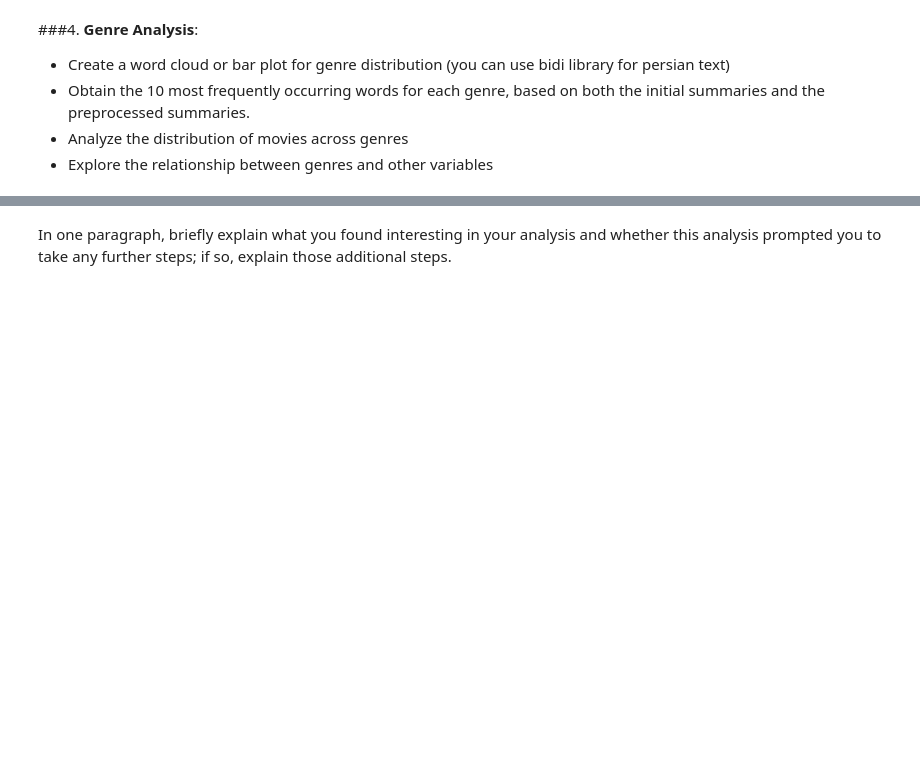
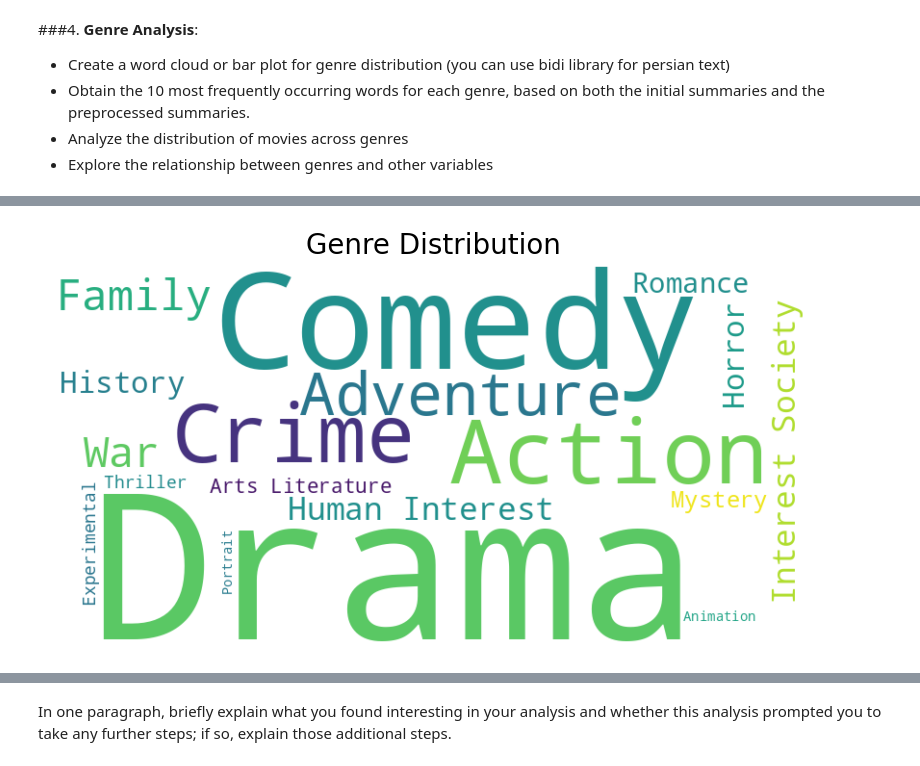
Before and after one commit to ArshiaYousefnia/AI-S2024-Project, a Jupyter notebook: AI_NLP_Project_Spring2024_Student_Version.ipynb, the cells around one changed output, grey strips where cells are left out. Cells and saved outputs as stored; diff of their text form; code cells hidden in the pictures; blank space fills up the shorter version.

```diff
--- a/AI_NLP_Project_Spring2024_Student_Version.ipynb
+++ b/AI_NLP_Project_Spring2024_Student_Version.ipynb
@@ -504,7 +517,21 @@ class GenreAnalysis:
         4. Set appropriate titles and labels for the plot.
         5. Display the plot.
         """
-        pass
+        sample_text = self.df[column].iloc[0]
+        is_persian = any('\u0600' <= char <= '\u06FF' for char in sample_text)
+
+        # Generate the word cloud
+        text = ' '.join(self.df[column])
+        if is_persian:
+            text = bidi_algorithm.get_display(text)
+        wordcloud = WordCloud(width=800, height=400, background_color='white').generate(text)
+
+        # Plot the word cloud
+        plt.figure(figsize=(10, 5))
+        plt.imshow(wordcloud, interpolation='bilinear')
+        plt.axis('off')
+        plt.title('Genre Distribution' if not is_persian else bidi_algorithm.get_display('توزیع ژانر'), fontsize=20)
+        plt.show()
 
     def frequent_words_by_genre(self, content_column, genre_column):
         """
@@ -524,7 +551,42 @@ class GenreAnalysis:
             b. Get the top 10 most frequent words from the preprocessed summaries (if available).
             c. Print the top 10 frequent words for both cases.
         """
-        pass
+        col_map = {"Content_1": "Preprocessed Persian", "Content_2": "Preprocessed English"}
+        preprocessed_column = col_map.get(content_column, None)
+        print(f"Frequency Analysis for Content Column {content_column} and Genre Column {genre_column} and Preprocessed column: {preprocessed_column}")
+        genres = self.df[genre_column].unique()
+
+        for genre in genres:
+          genre_df = self.df[self.df[genre_column] == genre]
+          initial_summaries = ' '.join(genre_df[content_column])
+          initial_word_counts = Counter(re.findall(r'\w+', initial_summaries.lower()))
+          top_initial_words = initial_word_counts.most_common(10)
+          print(f"Genre: {genre}")
+          print("Top 10 frequent words in initial summaries:")
+          for word, count in top_initial_words:
+            print(f"{word}: {count}", end="\t|\t")
+
+          print()
+
+          if preprocessed_column:
+            pp_summaries = ' '.join(genre_df[preprocessed_column])
+            preprocessed_word_counts = Counter(pp_summaries.split())
+            top_preprocessed_words = preprocessed_word_counts.most_common(10)
+            print("Top 10 frequent words in preprocessed summaries:")
+            for word, count in top_preprocessed_words:
+                print(f"{word}: {count}", end="\t|\t")
+
+          print()
+
+          agg_summaries = pp_summaries + " " + initial_summaries
+          agg_word_counts = Counter(re.findall(r'\w+', agg_summaries.lower()))
+          top_agg_words = agg_word_counts.most_common(10)
+          print("Top 10 frequent words in aggreagated summaries:")
+          for word, count in top_initial_words:
+            print(f"{word}: {count}", end="\t|\t")
+
+          print("\n\n")
+
 
     def analyze_genre_distribution(self, genre_column):
         """
@@ -541,38 +603,62 @@ class GenreAnalysis:
         2. Determine the most and least popular genres based on the movie count.
         3. Print the analysis of genre distribution, including the most and least popular genres.
         """
-        pass
+        genre_counts = self.df[genre_column].value_counts()
+        most_popular_genre = genre_counts.idxmax()
+        least_popular_genre = genre_counts.idxmin()
+
+        print(f"Genre distribution:\n{genre_counts}")
+        print(f"\nMost popular genre: {most_popular_genre} with {genre_counts[most_popular_genre]} movies")
+        print(f"Least popular genre: {least_popular_genre} with {genre_counts[least_popular_genre]} movies")
+
 
     def explore_genre_relationships(self, genre_column, other_columns):
         """
         Explore the relationship between genres and other variables.
 
         Args:
             genre_column (str): The column name containing the genre information.
             other_columns (list): A list of column names to explore relationships with.
 
         Returns:
             None (displays plots or prints analysis)
 
         TODO:
         1. Iterate through each column in other_columns.
         2. Generate appropriate plots or calculations to explore the relationship between genres and the selected column.
         3. Set appropriate titles and labels for the plots.
         4. Display the plots or print the analysis.
         """
-        pass
+        for col in other_columns:
+          if self.df[col].dtype == 'object':
+              plt.figure(figsize=(10, 5))
+              sns.countplot(data=self.df, x=col, hue=genre_column)
+              plt.title(f'Relationship between {genre_column} and {col}')
+              plt.show()
+          else:
+              plt.figure(figsize=(10, 5))
+              sns.boxplot(data=self.df, x=genre_column, y=col)
+              plt.title(f'Relationship between {genre_column} and {col}')
+              plt.show()
 
 
 genre_analysis = GenreAnalysis(df)
 
 # TODO: Call the visualize_genre_distribution method with the genre_column
 # genre_analysis.visualize_genre_distribution(genre_column)
+genre_analysis.visualize_genre_distribution("Genre")
 
 # TODO: Call the frequent_words_by_genre method with the content_column and genre_column
 # genre_analysis.frequent_words_by_genre(content_column, genre_column)
+genre_analysis.frequent_words_by_genre("Content_1", "Genre")
+genre_analysis.frequent_words_by_genre("Content_2", "Genre")
 
 # TODO: Call the analyze_genre_distribution method with the genre_column
 # genre_analysis.analyze_genre_distribution(genre_column)
+genre_analysis.analyze_genre_distribution("Genre")
 
 # TODO: Call the explore_genre_relationships method with the genre_column and other_columns
 # genre_analysis.explore_genre_relationships(genre_column, other_columns)
+genre_analysis.explore_genre_relationships("Genre", ['Score', 'Year', 'Time'])
+# %% [output]
+[figure, added]
```
Also changed, not shown: parts of 8 cells of this notebook.
